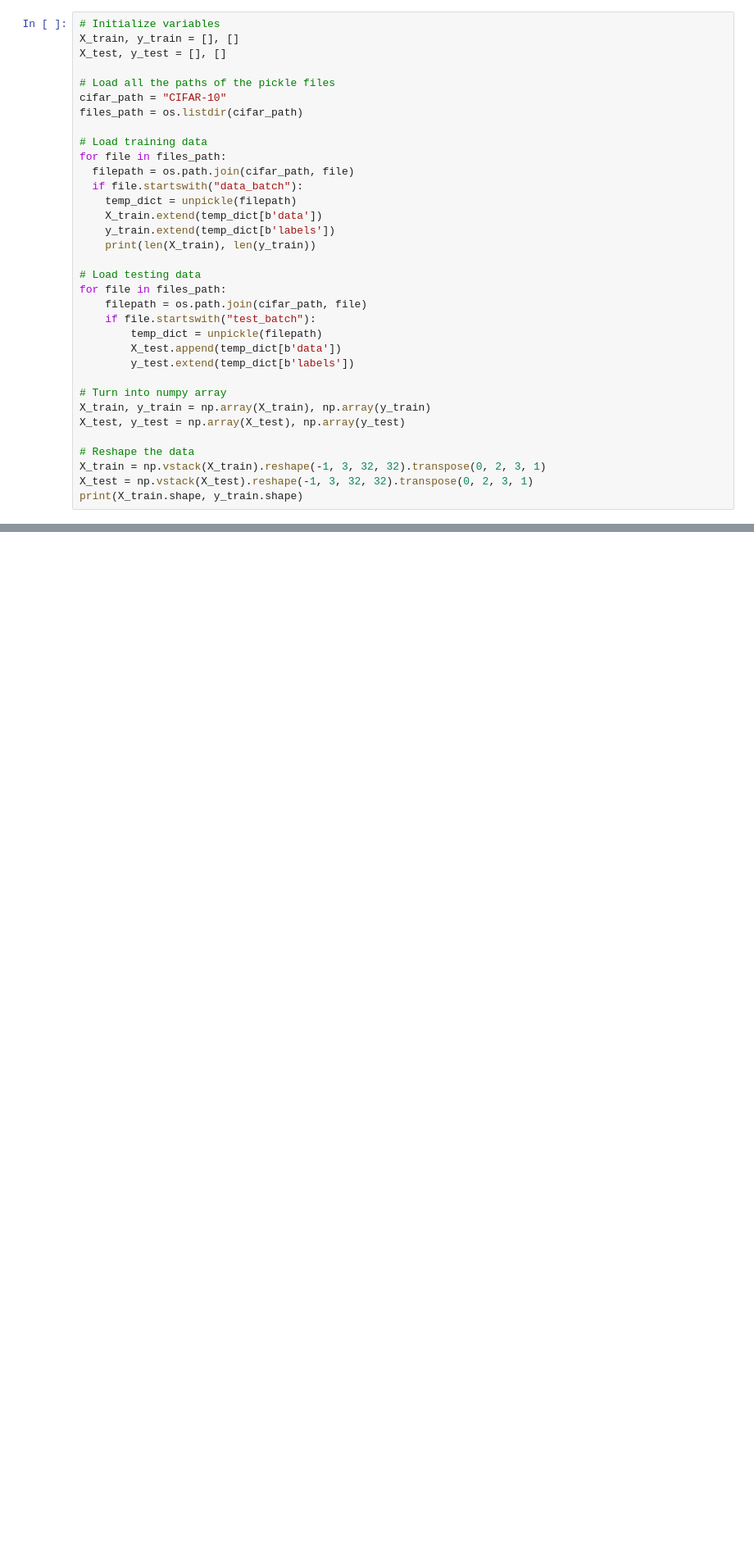
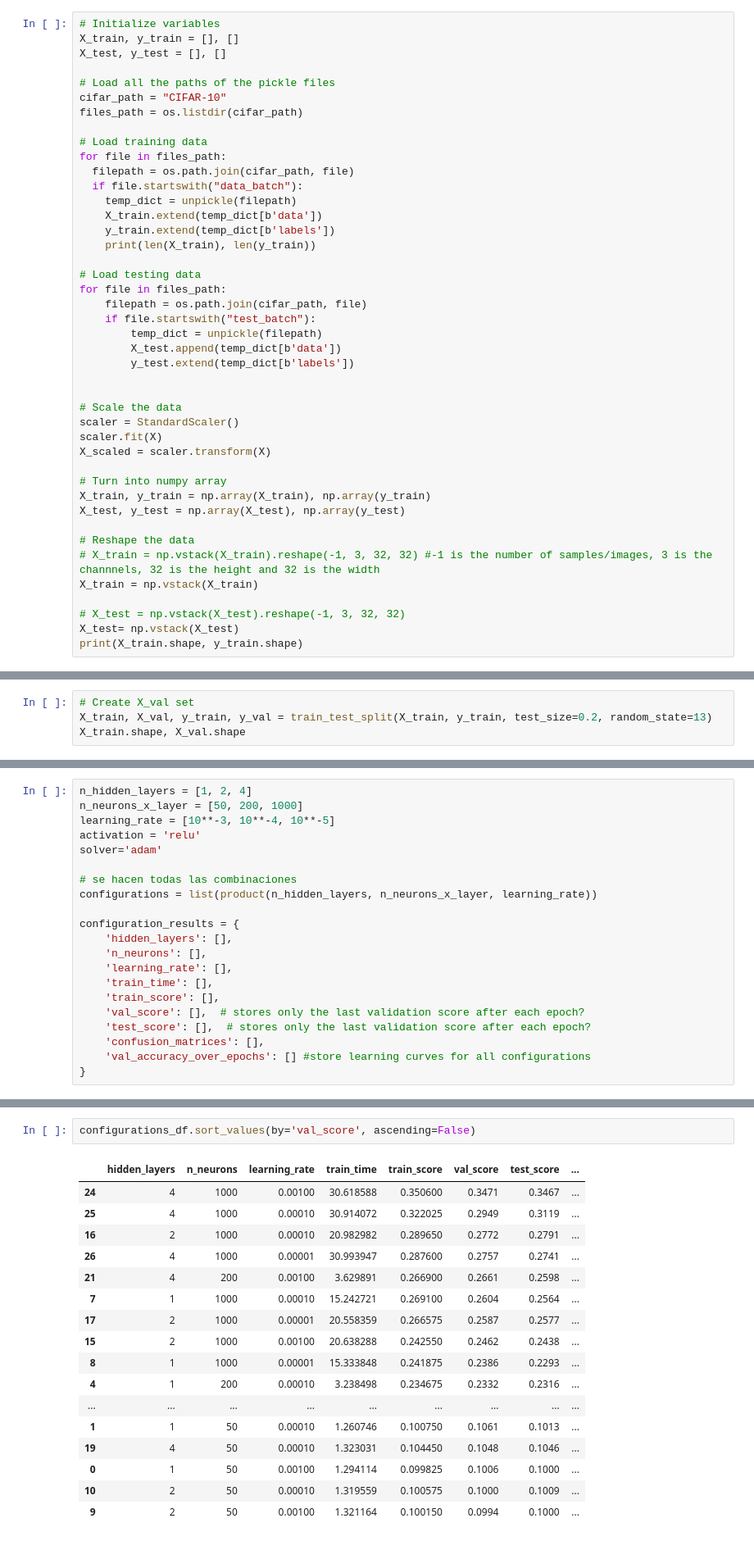
Before and after one commit to topsy-13/naiveautoml, a Jupyter notebook: python/naiveautoml/NAS/load_cifar10.ipynb, the cells around one changed output, grey strips where cells are left out. Shown at 82% size. Saved outputs shown, nothing was run; the diff lists cells and outputs as text; blank space fills up the shorter version.

Commit message:
Results for one epoch

```diff
--- a/python/naiveautoml/NAS/load_cifar10.ipynb
+++ b/python/naiveautoml/NAS/load_cifar10.ipynb
@@ -35,13 +60,22 @@ for file in files_path:
         X_test.append(temp_dict[b'data'])
         y_test.extend(temp_dict[b'labels'])
 
+
+# Scale the data
+scaler = StandardScaler()
+scaler.fit(X)
+X_scaled = scaler.transform(X)
+
 # Turn into numpy array
 X_train, y_train = np.array(X_train), np.array(y_train)
 X_test, y_test = np.array(X_test), np.array(y_test)
 
 # Reshape the data
-X_train = np.vstack(X_train).reshape(-1, 3, 32, 32).transpose(0, 2, 3, 1)
-X_test = np.vstack(X_test).reshape(-1, 3, 32, 32).transpose(0, 2, 3, 1)
+# X_train = np.vstack(X_train).reshape(-1, 3, 32, 32) #-1 is the number of samples/images, 3 is the channnels, 32 is the height and 32 is the width
+X_train = np.vstack(X_train)
+
+# X_test = np.vstack(X_test).reshape(-1, 3, 32, 32)
+X_test= np.vstack(X_test)
 print(X_train.shape, y_train.shape)
 # %% [output]
 10000 10000
@@ -52,0 +87,4 @@ print(X_train.shape, y_train.shape)
+# %%
+# Create X_val set
+X_train, X_val, y_train, y_val = train_test_split(X_train, y_train, test_size=0.2, random_state=13)
+X_train.shape, X_val.shape
@@ -68,0 +110,21 @@ plt.show()
+# %%
+n_hidden_layers = [1, 2, 4]
+n_neurons_x_layer = [50, 200, 1000]
+learning_rate = [10**-3, 10**-4, 10**-5]
+activation = 'relu'
+solver='adam'
+
+# se hacen todas las combinaciones
+configurations = list(product(n_hidden_layers, n_neurons_x_layer, learning_rate))
+
+configuration_results = {
+    'hidden_layers': [],
+    'n_neurons': [],
+    'learning_rate': [],
+    'train_time': [],
+    'train_score': [],
+    'val_score': [],  # stores only the last validation score after each epoch?
+    'test_score': [],  # stores only the last validation score after each epoch?
+    'confusion_matrices': [],
+    'val_accuracy_over_epochs': [] #store learning curves for all configurations
+}
@@ -68,0 +209,20 @@ plt.show()
+# %%
+configurations_df.sort_values(by='val_score', ascending=False)
+# %% [output]
+|  | hidden_layers | n_neurons | learning_rate | train_time | train_score | val_score | test_score | ... |
+| 24 | 4 | 1000 | 0.00100 | 30.618588 | 0.350600 | 0.3471 | 0.3467 | ... |
+| 25 | 4 | 1000 | 0.00010 | 30.914072 | 0.322025 | 0.2949 | 0.3119 | ... |
+| 16 | 2 | 1000 | 0.00010 | 20.982982 | 0.289650 | 0.2772 | 0.2791 | ... |
+| 26 | 4 | 1000 | 0.00001 | 30.993947 | 0.287600 | 0.2757 | 0.2741 | ... |
+| 21 | 4 | 200 | 0.00100 | 3.629891 | 0.266900 | 0.2661 | 0.2598 | ... |
+| 7 | 1 | 1000 | 0.00010 | 15.242721 | 0.269100 | 0.2604 | 0.2564 | ... |
+| 17 | 2 | 1000 | 0.00001 | 20.558359 | 0.266575 | 0.2587 | 0.2577 | ... |
+| 15 | 2 | 1000 | 0.00100 | 20.638288 | 0.242550 | 0.2462 | 0.2438 | ... |
+| 8 | 1 | 1000 | 0.00001 | 15.333848 | 0.241875 | 0.2386 | 0.2293 | ... |
+| 4 | 1 | 200 | 0.00010 | 3.238498 | 0.234675 | 0.2332 | 0.2316 | ... |
+| ... | ... | ... | ... | ... | ... | ... | ... | ... |
+| 1 | 1 | 50 | 0.00010 | 1.260746 | 0.100750 | 0.1061 | 0.1013 | ... |
+| 19 | 4 | 50 | 0.00010 | 1.323031 | 0.104450 | 0.1048 | 0.1046 | ... |
+| 0 | 1 | 50 | 0.00100 | 1.294114 | 0.099825 | 0.1006 | 0.1000 | ... |
+| 10 | 2 | 50 | 0.00010 | 1.319559 | 0.100575 | 0.1000 | 0.1009 | ... |
+| 9 | 2 | 50 | 0.00100 | 1.321164 | 0.100150 | 0.0994 | 0.1000 | ... |
```
Also changed, not shown: parts of 13 cells of this notebook, 1 other file.
